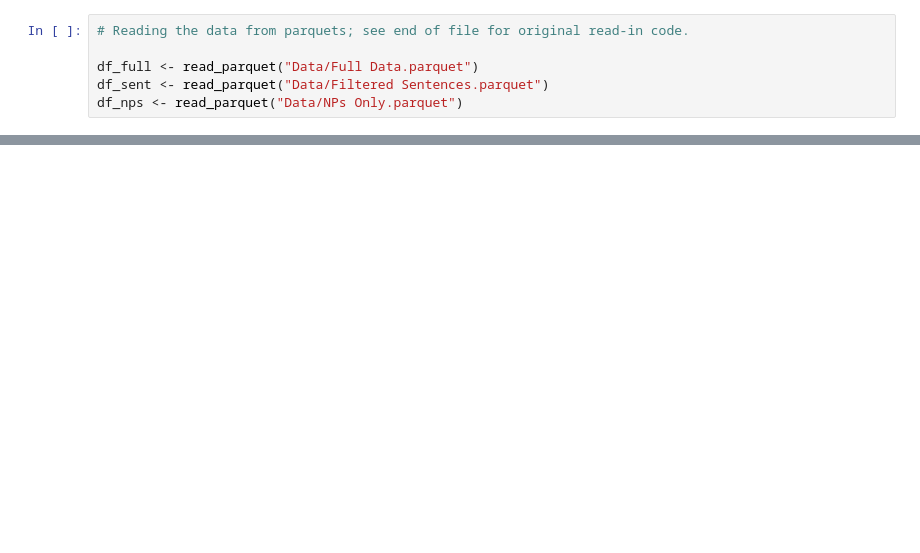
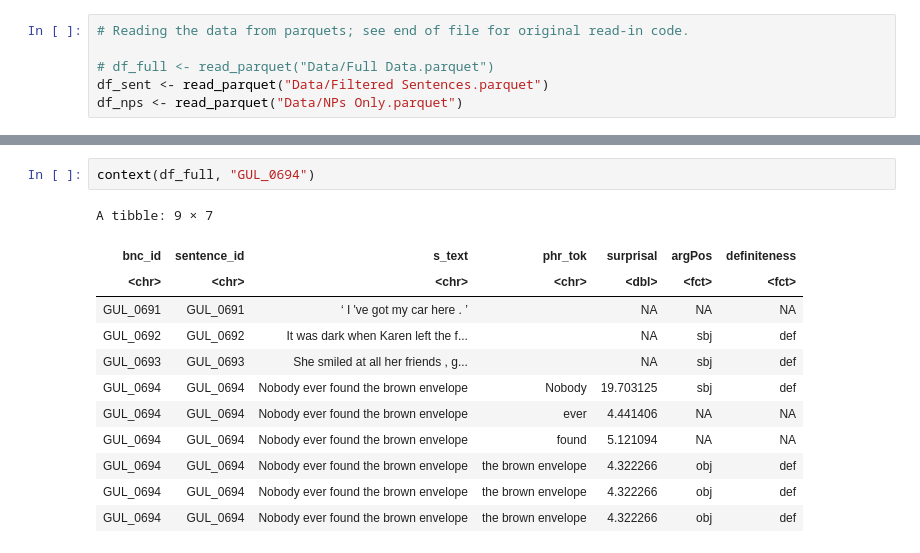
Before and after one commit to vmariani3321/QP2-Analysis, a Jupyter notebook: New vars playground.ipynb, the cells around one changed output, grey strips where cells are left out. Cells and saved outputs as stored; diff of their text form; blank space fills up the shorter version.

```diff
--- a/New vars playground.ipynb
+++ b/New vars playground.ipynb
@@ -16,6 +34,6 @@ library(patchwork)
 # %%
 # Reading the data from parquets; see end of file for original read-in code.
 
-df_full <- read_parquet("Data/Full Data.parquet")
+# df_full <- read_parquet("Data/Full Data.parquet")
 df_sent <- read_parquet("Data/Filtered Sentences.parquet")
 df_nps <- read_parquet("Data/NPs Only.parquet")
@@ -71,0 +173,15 @@ full_context <- function(df, target_id, num=3) {
+# %%
+context(df_full, "GUL_0694")
+# %% [output]
+A tibble: 9 × 7
+| bnc_id | sentence_id | s_text | phr_tok | surprisal | argPos | definiteness |
+| <chr> | <chr> | <chr> | <chr> | <dbl> | <fct> | <fct> |
+| GUL_0691 | GUL_0691 | ‘ I 've got my car here . ’ |  | NA | NA | NA |
+| GUL_0692 | GUL_0692 | It was dark when Karen left the f... |  | NA | sbj | def |
+| GUL_0693 | GUL_0693 | She smiled at all her friends , g... |  | NA | sbj | def |
+| GUL_0694 | GUL_0694 | Nobody ever found the brown envelope | Nobody | 19.703125 | sbj | def |
+| GUL_0694 | GUL_0694 | Nobody ever found the brown envelope | ever | 4.441406 | NA | NA |
+| GUL_0694 | GUL_0694 | Nobody ever found the brown envelope | found | 5.121094 | NA | NA |
+| GUL_0694 | GUL_0694 | Nobody ever found the brown envelope | the brown envelope | 4.322266 | obj | def |
+| GUL_0694 | GUL_0694 | Nobody ever found the brown envelope | the brown envelope | 4.322266 | obj | def |
+| GUL_0694 | GUL_0694 | Nobody ever found the brown envelope | the brown envelope | 4.322266 | obj | def |
```
Also changed, not shown: parts of 7 cells of this notebook, 5 other files.
